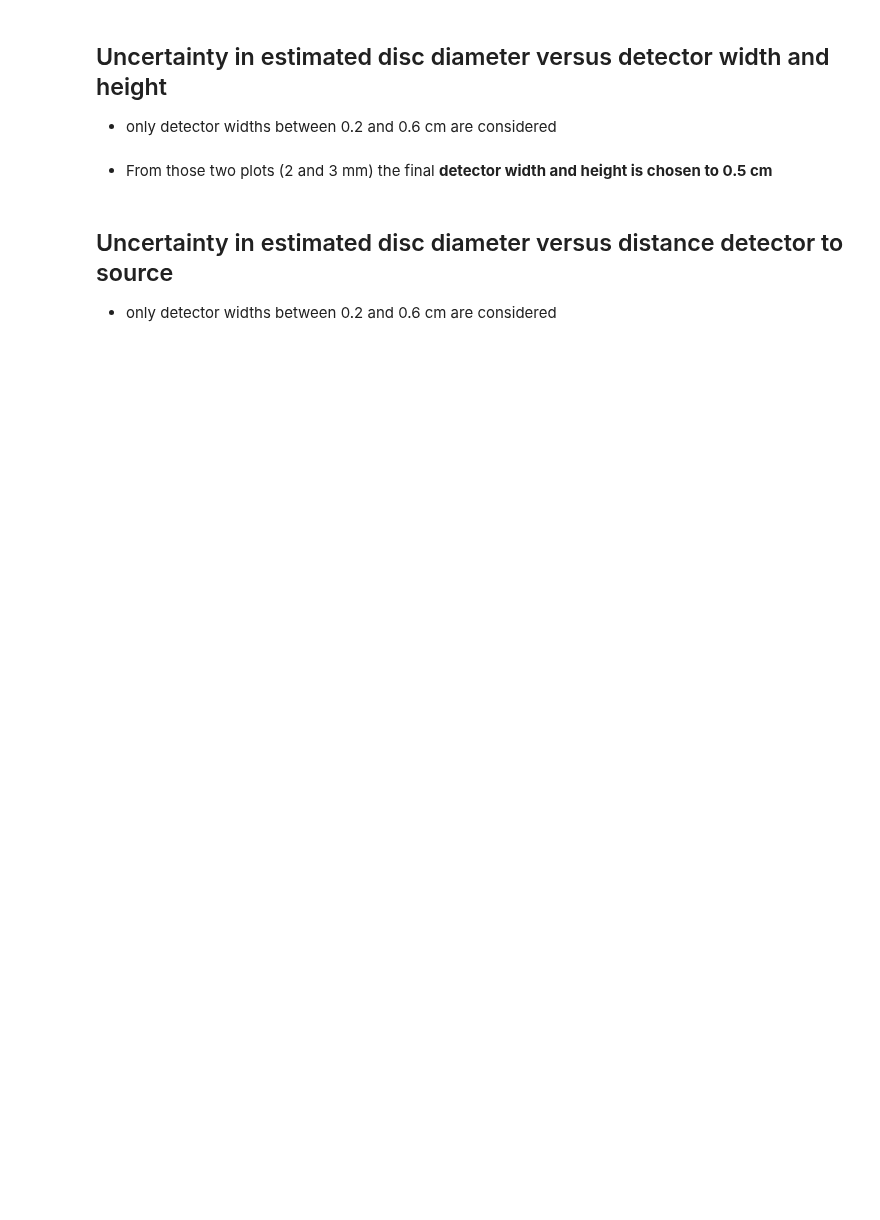
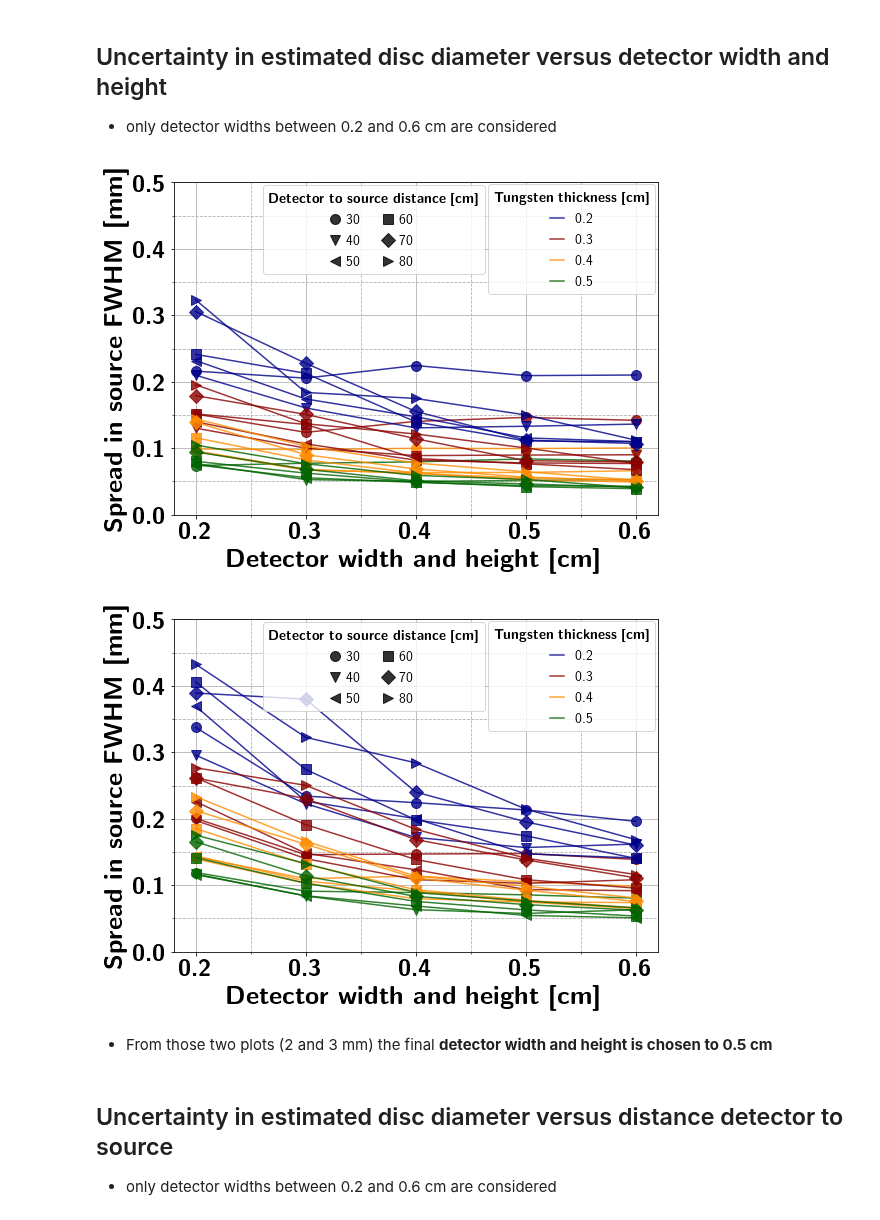
Before and after one commit to kromerh/phd_python, a Jupyter notebook: 04_emitting_spot_size/01.FindingGoodParameters.ipynb, the cells around one changed output. Drawn from its saved outputs; the diff is of its cells as text; code cells hidden in the pictures; blank space fills up the shorter version.

```diff
--- a/04_emitting_spot_size/01.FindingGoodParameters.ipynb
+++ b/04_emitting_spot_size/01.FindingGoodParameters.ipynb
@@ -267,7 +287,7 @@ for diam in diams:
     # plot
     fig = plt.figure(figsize=(8, 6))
     ax1 = fig.add_subplot(1, 1, 1)
-    fs = 20
+    fs = 26
     markersize = 10
     outputfolder = '/Users/hkromer/polybox/Thesis/Chapters/DetailedNeutronGeneratorCharacterization/Figures/emitting_spot_size_finding_parameters/'
     figname = f'unvertainty_vs_det_W_and_H_diameter_{diam}'
@@ -288,39 +308,42 @@ for diam in diams:
 
     # minor ticks x
     minor_locator = AutoMinorLocator(2)
     ax1.xaxis.set_minor_locator(minor_locator)
     # minor ticks y
     minor_locator = AutoMinorLocator(2)
     ax1.yaxis.set_minor_locator(minor_locator)
 
     ax1.tick_params('x', colors='black', labelsize=fs-2)
     ax1.tick_params('y', colors='black', labelsize=fs-2)
 
     ax1.grid(b=True, which='major', linestyle='-')
     ax1.grid(b=True, which='minor', linestyle='--')
 
 
     # plt.xlim(0,18)
-    plt.yticks(np.arange(0,0.5,0.1))
+    plt.yticks(np.arange(0,0.6,0.1))
     plt.xticks(np.arange(0.2,0.7,0.1))
-    plt.ylim(0,0.4)
+    plt.ylim(0,0.5)
     # legend
     # legend for the tungsten thickness
     my_handles, my_labels = ax1.get_legend_handles_labels()
     # my_handles = [my_handles[1], my_handles[0], my_handles[3], my_handles[2]]
     # my_labels = [my_labels[1], my_labels[0], my_labels[3], my_labels[2]]
-    l1 = plt.legend(my_handles[0:4], my_labels[0:4], loc=(0.7, 0.705), markerscale=0, fontsize=12, handlelength=1)
-    l1.set_title(r"\textbf{Tungsten thickness [cm]}", prop = {'size': 12})
+    l1 = plt.legend(my_handles[0:4], my_labels[0:4], loc=(0.65, 0.665), markerscale=0, fontsize=14, handlelength=1)
+    l1.set_title(r"\textbf{Tungsten thickness [cm]}", prop = {'size': 14})
     # change color of legend
     for h in handles:
         h.set_color("black")
-    l2 = plt.legend(handles[0::4], list(lst_dist_det), loc=(0.3, 0.755), handlelength=0, fontsize=12, ncol=2)
-    l2.set_title(r"\textbf{Detector to source distance [cm]}", prop = {'size': 12})
+    l2 = plt.legend(handles[0::4], list(lst_dist_det), loc=(0.185, 0.725), handlelength=0, fontsize=14, ncol=2)
+    l2.set_title(r"\textbf{Detector to source distance [cm]}", prop = {'size': 14})
     plt.gca().add_artist(l1)
 
     plt.tight_layout()
     plt.savefig(f'{outputfolder}/{figname}.pdf')
     plt.show()
+# %% [output]
+[figure, added]
+[figure, added]
 # %% [markdown]
 - From those two plots (2 and 3 mm) the final **detector width and height is chosen to 0.5 cm**
 # %% [markdown]
```
Also changed, not shown: parts of 9 cells of this notebook, 19 other files.
